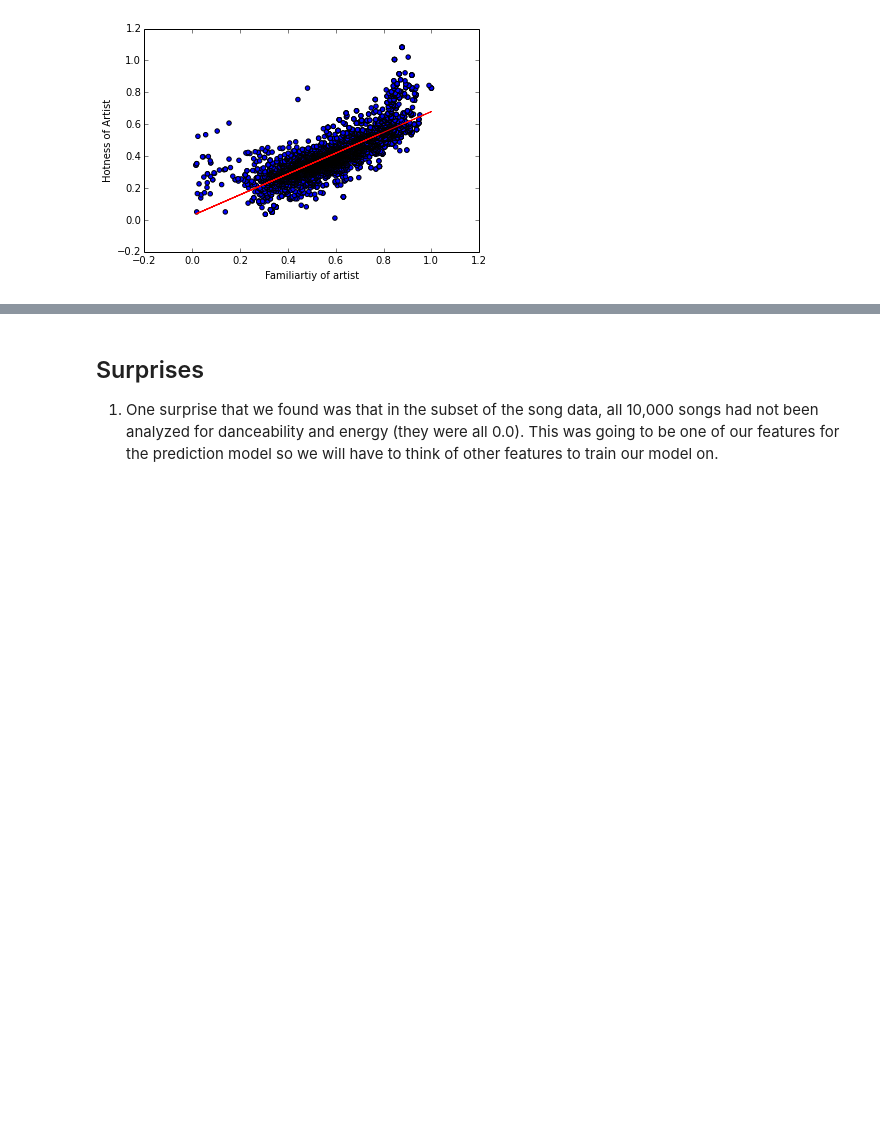
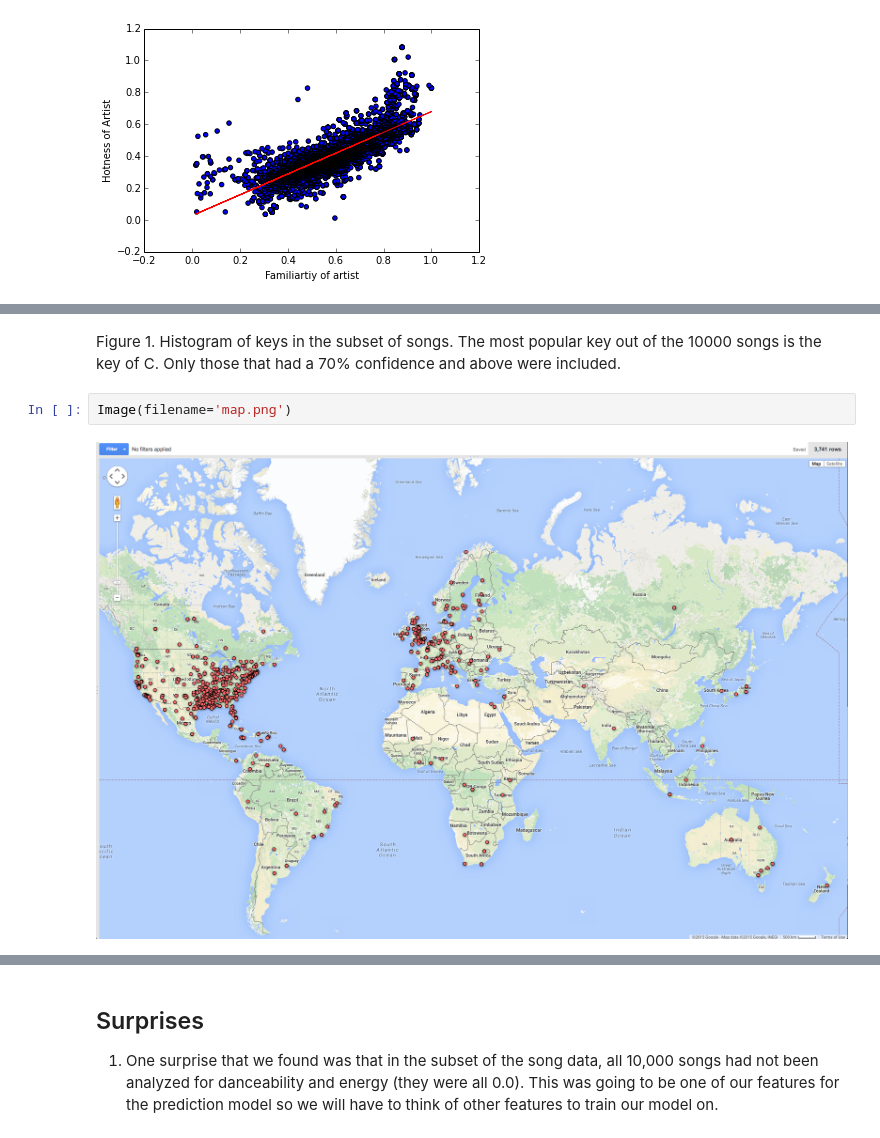
Before and after one commit to kcparashar/amadeus, a Jupyter notebook: exploration/exploration.ipynb, the cells around one changed output, grey strips where cells are left out. Cells and saved outputs as stored; diff of their text form; blank space fills up the shorter version.

```diff
--- a/exploration/exploration.ipynb
+++ b/exploration/exploration.ipynb
@@ -250,0 +260,6 @@ The r-squared value for Familiartiy of artist vs. Hotness of Artist is 0.67210
+# %% [markdown]
+Figure 1. Histogram of keys in the subset of songs. The most popular key out of the 10000 songs is the key of C. Only those that had a 70% confidence and above were included.
+# %%
+Image(filename='map.png')
+# %% [output]
+[figure, added]
```
Also changed, not shown: parts of 5 cells of this notebook, 1 other file.
